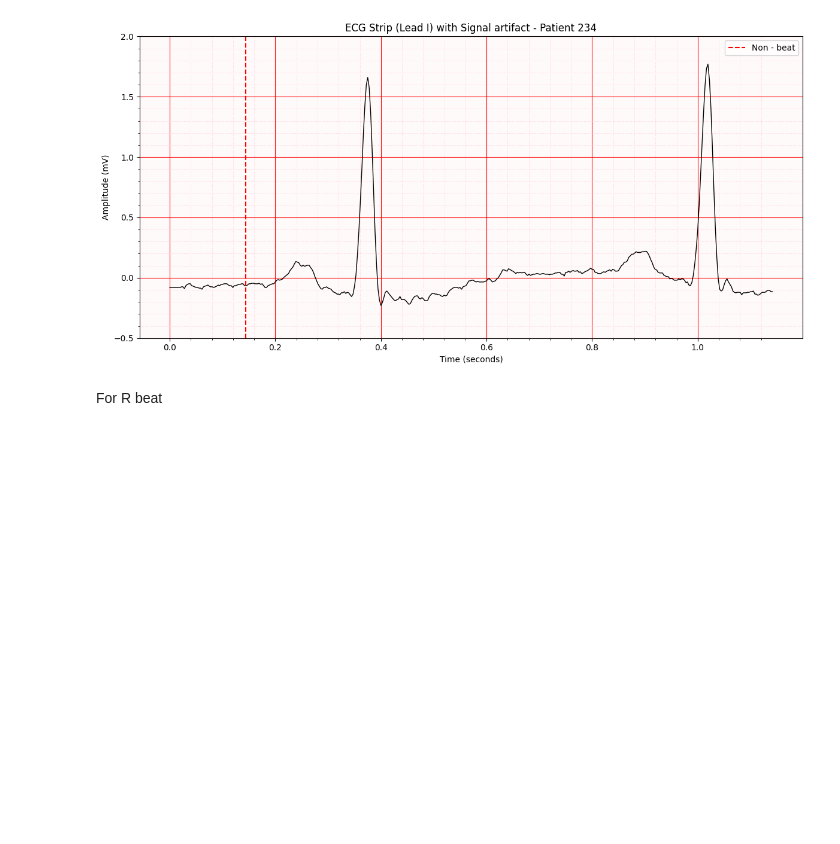
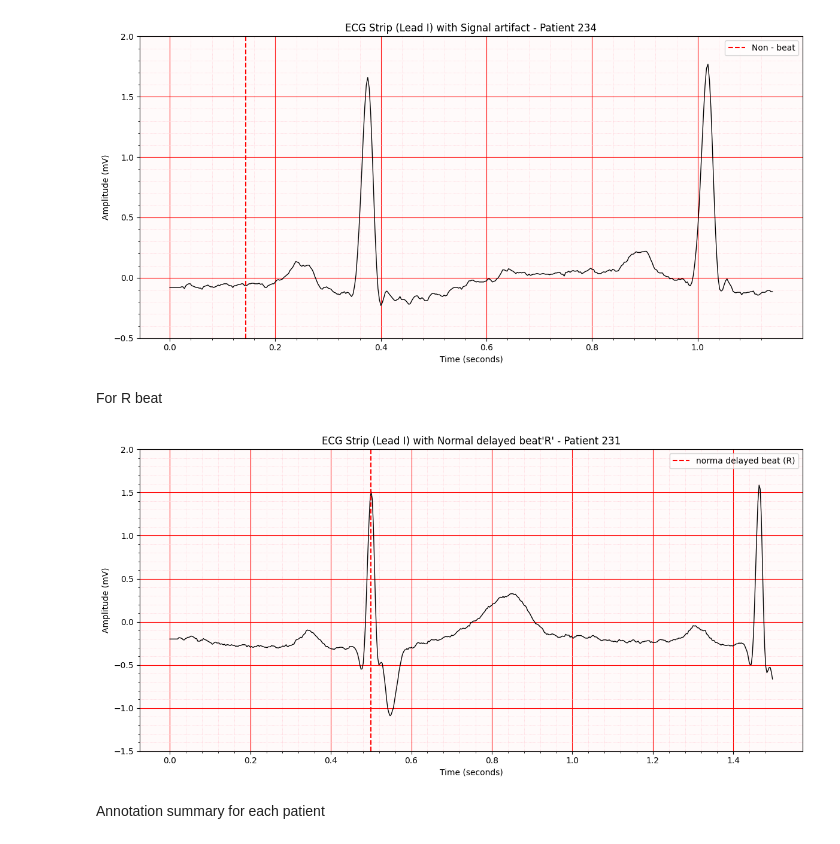
Before and after one commit to Surakshajain06/ECG-Classification-using-Autoencoder, a Jupyter notebook: Notebook/02. EDA.ipynb, the cells around one changed output. Drawn from its saved outputs; the diff is of its cells as text; code cells hidden in the pictures; blank space fills up the shorter version.

```diff
--- a/Notebook/02. EDA.ipynb
+++ b/Notebook/02. EDA.ipynb
@@ -470,7 +470,7 @@ import matplotlib.pyplot as plt
 import numpy as np
 
 # Load record with abnormal beats
-record_id = "105"
+record_id = "231"
 record = wfdb.rdrecord(f"../Data/{record_id}")
 annotation = wfdb.rdann(f"../Data/{record_id}", 'atr')
 
@@ -496,39 +496,43 @@ if No_beat_indices:
     ax.plot(time, ecg_segment, color='black', linewidth=1)
 
     # Mark abnormal beat
-    ax.axvline(x=beat_sample / fs, color='red', linestyle='--', label="Abnormal Beat (R)")
+    ax.axvline(x=beat_sample / fs, color='red', linestyle='--', label="norma delayed beat (R)")
 
     # ECG-style grid setup
     ax.set_facecolor('#fffafa')  # Light pink background
 
     # Y-axis limits aligned to 0.5 mV blocks
     ymin = np.floor(min(ecg_segment) * 2) / 2
     ymax = np.ceil(max(ecg_segment) * 2) / 2
     ax.set_ylim([ymin, ymax])
 
     # X-axis major/minor ticks (time)
     major_xticks = np.arange(time[0], time[-1], 0.2)   # Large box = 0.2 sec
     minor_xticks = np.arange(time[0], time[-1], 0.04)  # Small box = 0.04 sec
     ax.set_xticks(major_xticks)
     ax.set_xticks(minor_xticks, minor=True)
 
     # Y-axis major/minor ticks (mV)
     major_yticks = np.arange(ymin, ymax + 0.5, 0.5)
     minor_yticks = np.arange(ymin, ymax + 0.1, 0.1)
     ax.set_yticks(major_yticks)
     ax.set_yticks(minor_yticks, minor=True)
 
     # Draw grids
     ax.grid(which='major', color='red', linewidth=0.8)
     ax.grid(which='minor', color='pink', linestyle=':', linewidth=0.5)
 
     # Labels
-    ax.set_title(f"ECG Strip (Lead I) with Abnormal Beat 'V' - Patient {record_id}")
+    ax.set_title(f"ECG Strip (Lead I) with Normal delayed beat'R' - Patient {record_id}")
     ax.set_xlabel("Time (seconds)")
     ax.set_ylabel("Amplitude (mV)")
     ax.legend()
     plt.tight_layout()
     plt.show()
 
 else:
-    print(f"No abnormal beat 'V' found in patient {record_id}.")
+    print(f"No abnormal beat 'R' found in patient {record_id}.")
+# %% [output]
+[figure, added]
+# %% [markdown]
+Annotation summary for each patient
```
Also changed, not shown: parts of 4 cells of this notebook, 7 other files.
